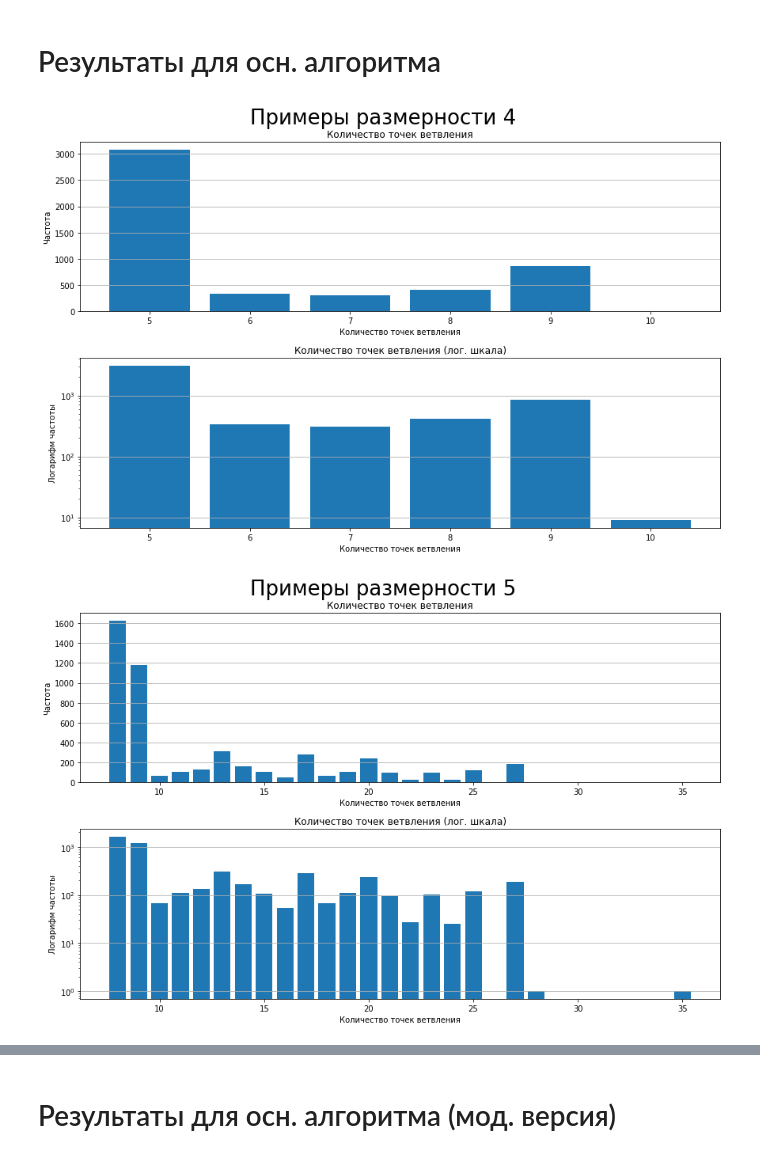
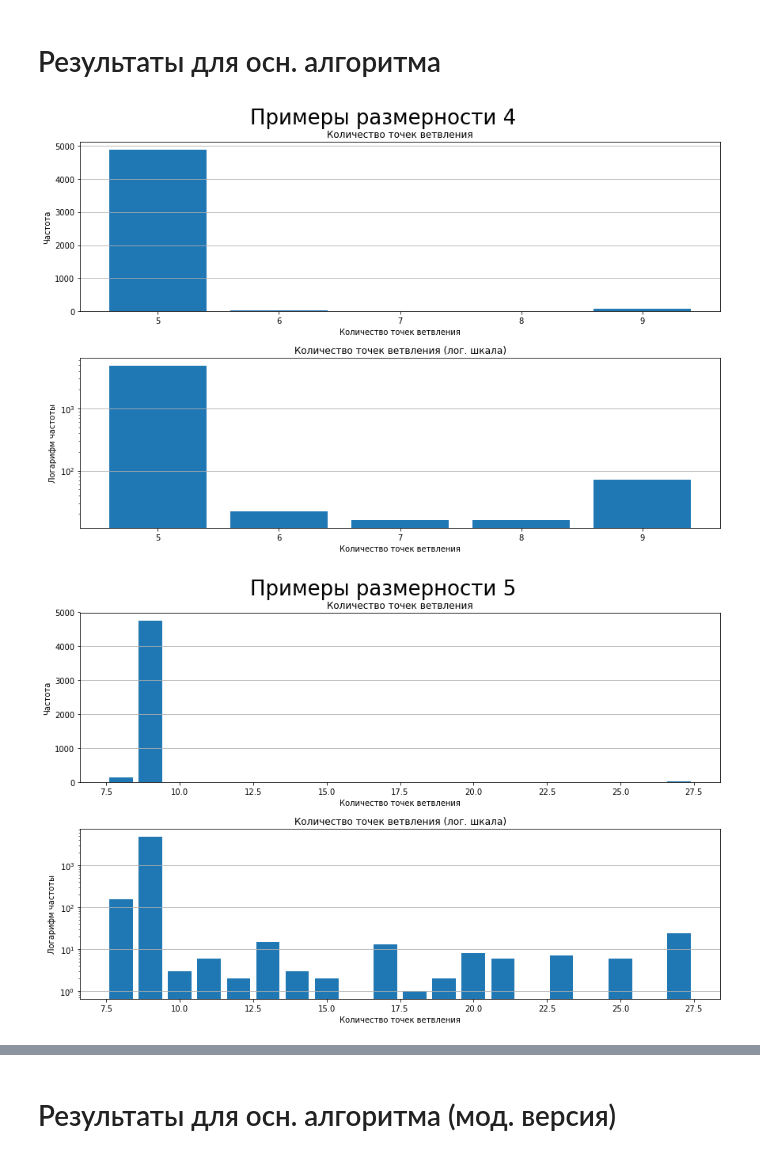
Before and after one commit to andtun/schedules, a Jupyter notebook: Report.ipynb, the cells around one changed output, grey strips where cells are left out. Drawn from its saved outputs; the diff is of its cells as text; code cells hidden in the pictures.

```diff
--- a/Report.ipynb
+++ b/Report.ipynb
@@ -560,7 +544,7 @@ for fname in glob.glob("./tasks/*.txt"):
     a = np.array(list(f.split() for f in file.readlines()[:-2])).astype(int)
     schedules.append(TaskSet(a))
 # %%
-inds=1
+inds=9
 res, c = main(schedules[inds], verbose=True)
 schedules[inds][res].T_max(0)
 # %% [output]
@@ -622,7 +607,7 @@ for size in range(3, 6):
     for i in range(500):
         N = TaskSet(size)
         res, c = main(N, modified=True)
-        res = N[res].L_max()
+        res = N[res].T_max()
         bruteRes = bruteforce(N)
         if bruteRes == res:
             correct += 1
@@ -653,7 +638,7 @@ for size in range(4, 8):
             plt.bar(results.keys(), results.values(), width=1)
             plt.show()
             clear_output(wait=True)
-    with open('afreq%s.json' % size, 'w') as f:
+    with open('Tafreq%s.json' % size, 'w') as f:
         json.dump(results, f)
     #plt.savefig('afreq%s.png' % size, dpi=300)
 # %% [output]
@@ -679,7 +664,7 @@ for size in range(4, 8):
             plt.bar(results.keys(), results.values(), width=1)
             plt.show()
             clear_output(wait=True)
-    with open('mafreq%s.json' % size, 'w') as f:
+    with open('Tmafreq%s.json' % size, 'w') as f:
         json.dump(results, f)
     #plt.savefig('mafreq%s.png' % size, dpi=300)
 # %% [output]
@@ -688,24 +673,24 @@ for size in range(4, 8):
 # Результаты для осн. алгоритма
 # %%
 for i in range(4, 8):
-    with open("afreq%s.json" % i, 'r') as f:
+    with open("Tafreq%s.json" % i, 'r') as f:
         d = json.load(f)
         x = list(map(int, d.keys()))
         y = list(map(int, d.values()))
         fig, axes = plt.subplots(nrows=2, ncols=1, figsize=(12, 8), constrained_layout=True)
         fig.suptitle("Примеры размерности %s" % i, fontsize=26)
         l_width = 1
         #if i > 5: l_width = (i-5.5)*10
         axes[0].bar(x, y)
         axes[0].set_title("Количество точек ветвления")
         axes[0].set_xlabel("Количество точек ветвления")
         axes[0].set_ylabel("Частота")
         axes[0].grid(axis='y')
         axes[1].bar(x, y, log=True)
         axes[1].set_title("Количество точек ветвления (лог. шкала)")
         axes[1].set_xlabel("Количество точек ветвления")
         axes[1].set_ylabel("Логарифм частоты")
         axes[1].grid(axis='y')
 # %% [output]
-[figure, old version]
+[figure, new version]
-[figure, old version]
+[figure, new version]
```
Also changed, not shown: parts of 13 cells of this notebook.
